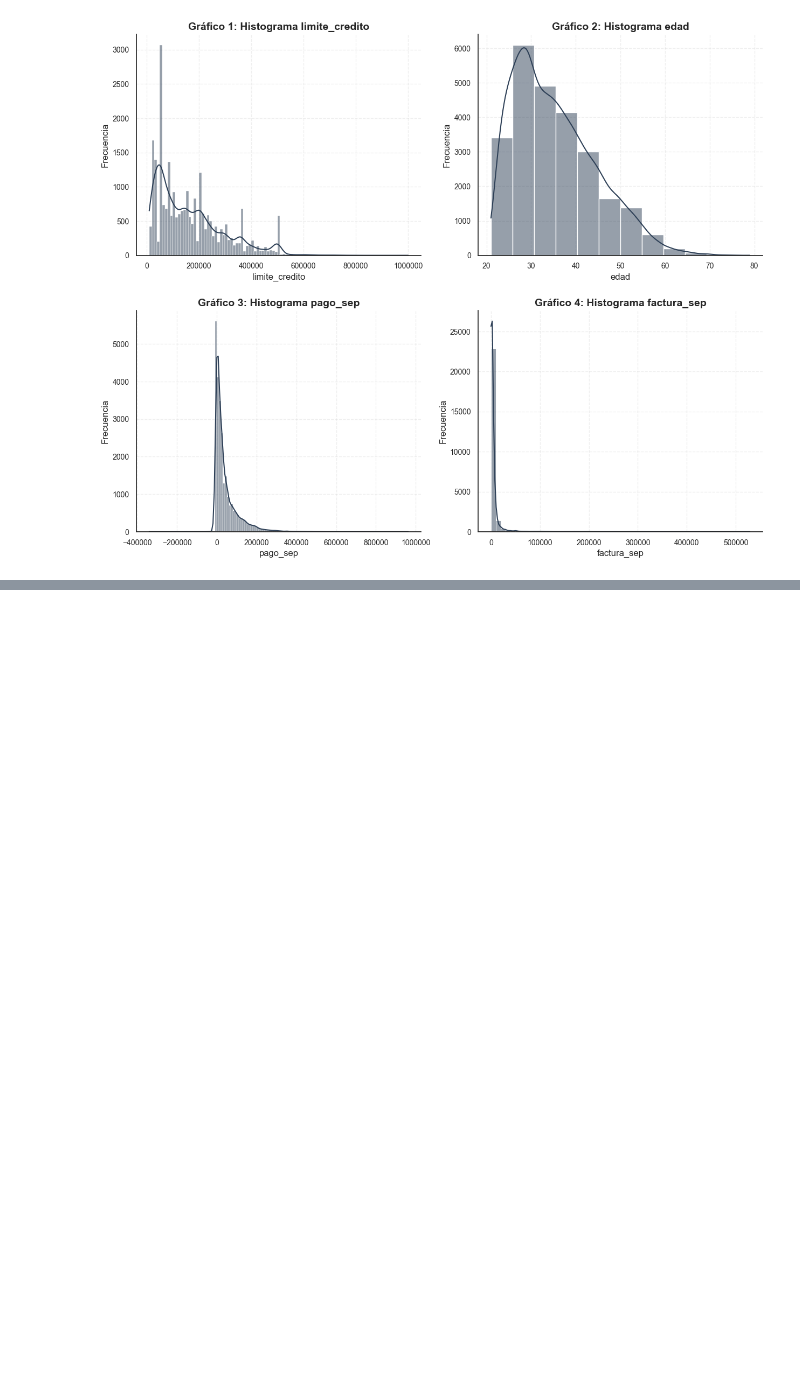
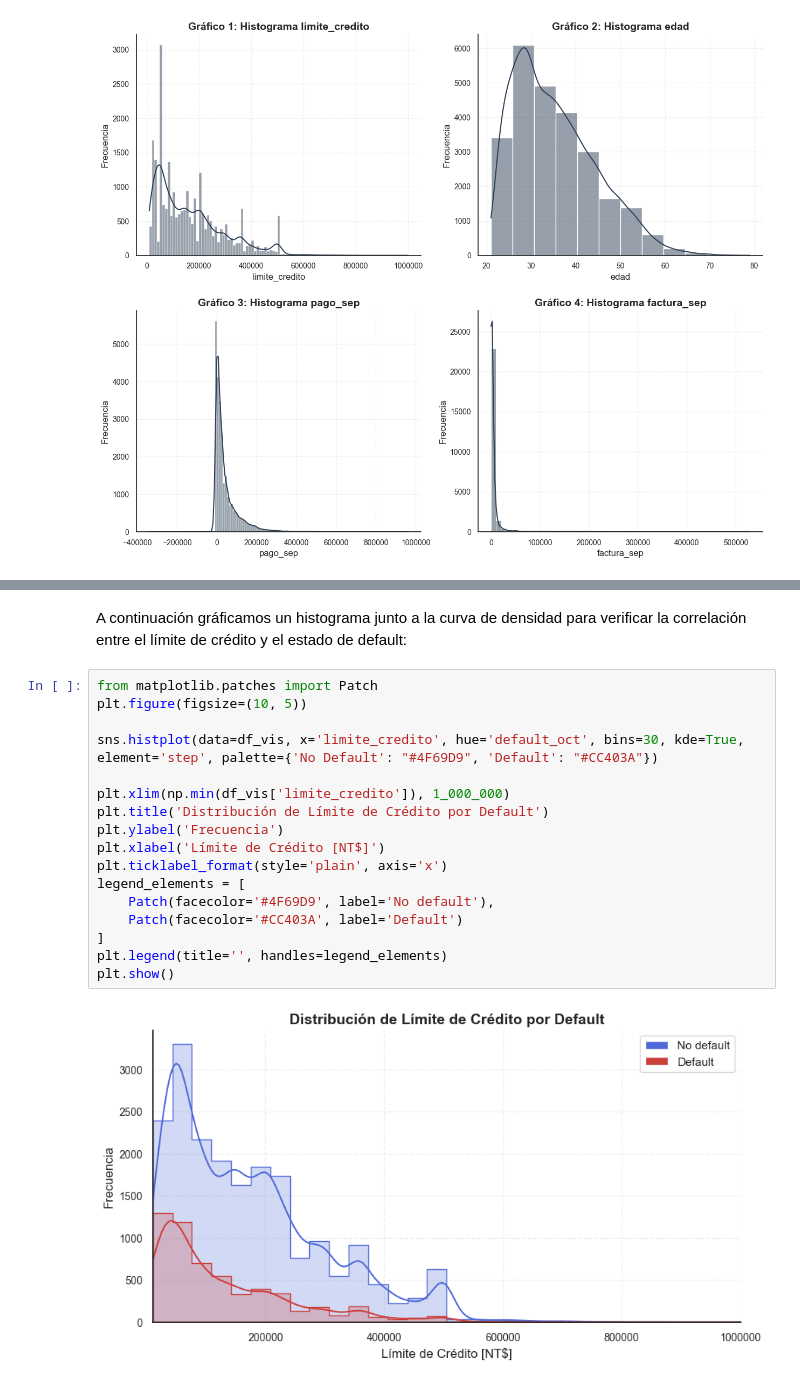
Before and after one commit to matvergara/CreditDefault-IAA-TPF, a Jupyter notebook: notebooks/02-exploración.ipynb, the cells around one changed output, grey strips where cells are left out. Cells and saved outputs as stored; diff of their text form; blank space fills up the shorter version.

```diff
--- a/notebooks/02-exploración.ipynb
+++ b/notebooks/02-exploración.ipynb
@@ -133,0 +165,21 @@ for i, col in enumerate(col_num):
+# %% [markdown]
+A continuación gráficamos un histograma junto a la curva de densidad para verificar la correlación entre el límite de crédito y el estado de default:
+# %%
+from matplotlib.patches import Patch
+plt.figure(figsize=(10, 5))
+
+sns.histplot(data=df_vis, x='limite_credito', hue='default_oct', bins=30, kde=True, element='step', palette={'No Default': "#4F69D9", 'Default': "#CC403A"})
+
+plt.xlim(np.min(df_vis['limite_credito']), 1_000_000)
+plt.title('Distribución de Límite de Crédito por Default')
+plt.ylabel('Frecuencia')
+plt.xlabel('Límite de Crédito [NT$]')
+plt.ticklabel_format(style='plain', axis='x')
+legend_elements = [
+    Patch(facecolor='#4F69D9', label='No default'),
+    Patch(facecolor='#CC403A', label='Default')
+]
+plt.legend(title='', handles=legend_elements)
+plt.show()
+# %% [output]
+[figure, added]
```
Also changed, not shown: parts of 14 cells of this notebook.
